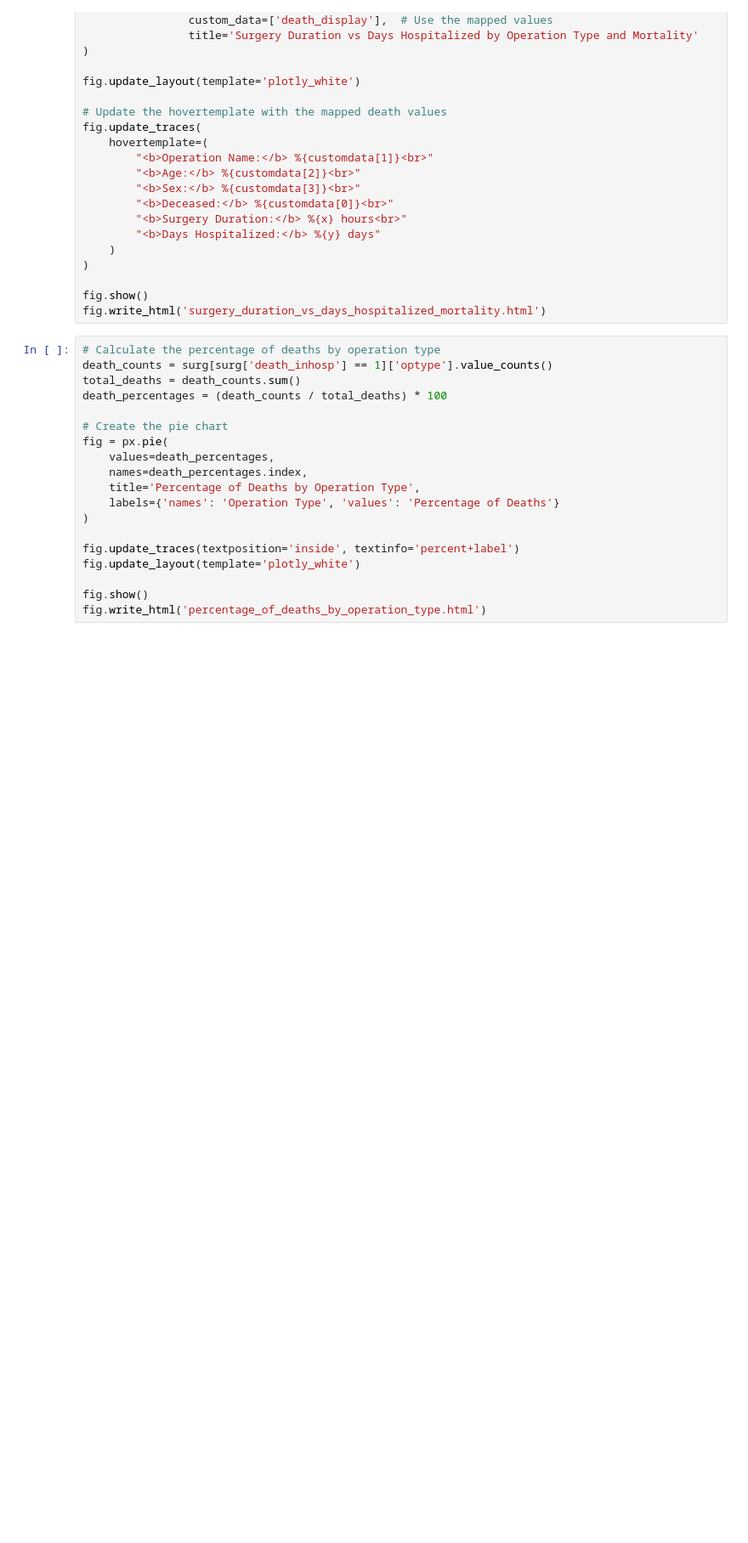
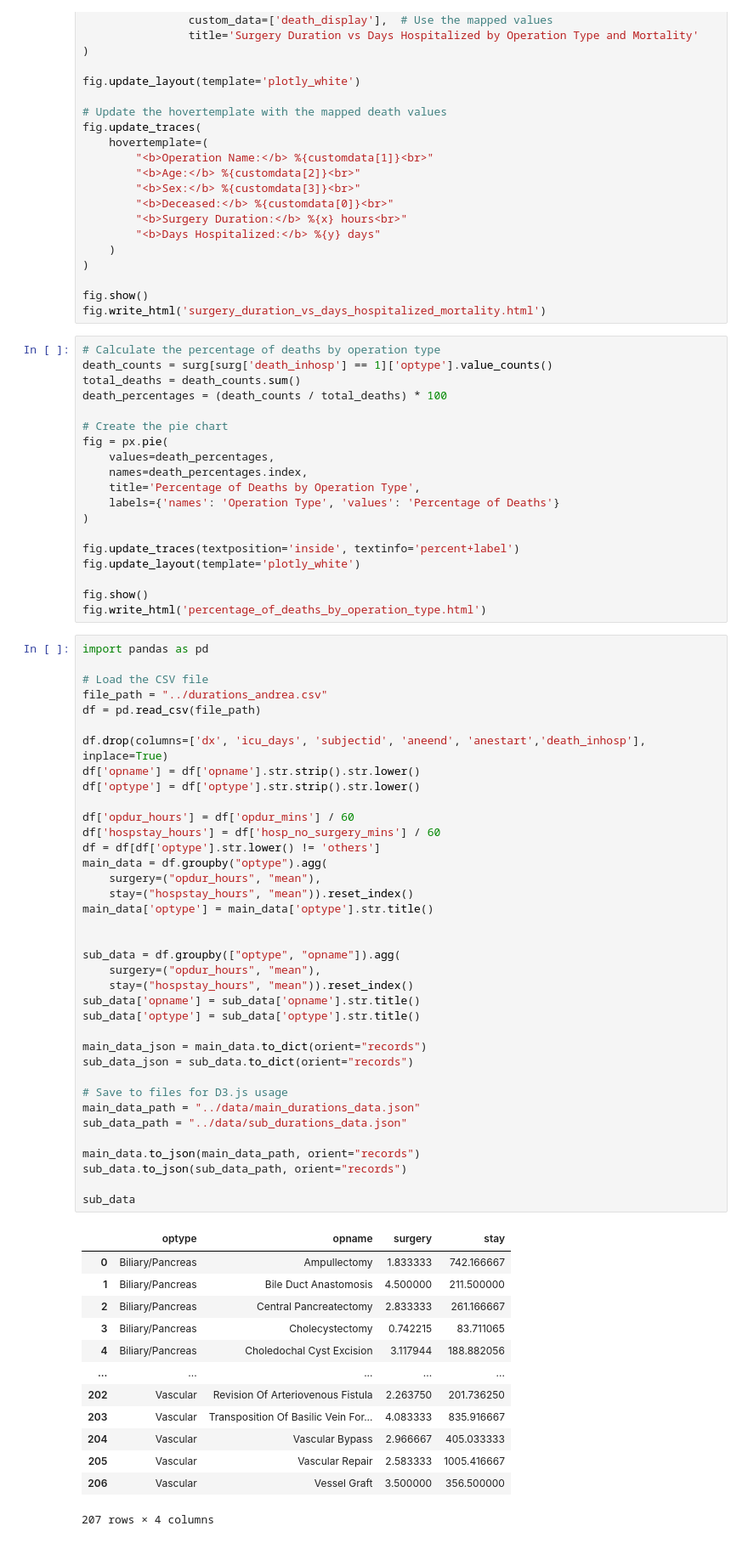
Before and after one commit to andiigonzalez/project03, a Jupyter notebook: chkpvis/Project3.ipynb, the cells around one changed output. Shown at 85% size. Drawn from its saved outputs; the diff is of its cells as text; blank space fills up the shorter version.

```diff
--- a/chkpvis/Project3.ipynb
+++ b/chkpvis/Project3.ipynb
@@ -182,3 +182,54 @@ fig.update_layout(template='plotly_white')
 
 fig.show()
 fig.write_html('percentage_of_deaths_by_operation_type.html')
+# %%
+import pandas as pd
+
+# Load the CSV file
+file_path = "../durations_andrea.csv"
+df = pd.read_csv(file_path)
+
+df.drop(columns=['dx', 'icu_days', 'subjectid', 'aneend', 'anestart','death_inhosp'], inplace=True)
+df['opname'] = df['opname'].str.strip().str.lower()
+df['optype'] = df['optype'].str.strip().str.lower()
+
+df['opdur_hours'] = df['opdur_mins'] / 60
+df['hospstay_hours'] = df['hosp_no_surgery_mins'] / 60
+df = df[df['optype'].str.lower() != 'others']
+main_data = df.groupby("optype").agg(
+    surgery=("opdur_hours", "mean"),
+    stay=("hospstay_hours", "mean")).reset_index()
+main_data['optype'] = main_data['optype'].str.title()
+
+
+sub_data = df.groupby(["optype", "opname"]).agg(
+    surgery=("opdur_hours", "mean"),
+    stay=("hospstay_hours", "mean")).reset_index()
+sub_data['opname'] = sub_data['opname'].str.title()
+sub_data['optype'] = sub_data['optype'].str.title()
+
+main_data_json = main_data.to_dict(orient="records")
+sub_data_json = sub_data.to_dict(orient="records")
+
+# Save to files for D3.js usage
+main_data_path = "../data/main_durations_data.json"
+sub_data_path = "../data/sub_durations_data.json"
+
+main_data.to_json(main_data_path, orient="records")
+sub_data.to_json(sub_data_path, orient="records")
+
+sub_data
+# %% [output]
+|  | optype | opname | surgery | stay |
+| 0 | Biliary/Pancreas | Ampullectomy | 1.833333 | 742.166667 |
+| 1 | Biliary/Pancreas | Bile Duct Anastomosis | 4.500000 | 211.500000 |
+| 2 | Biliary/Pancreas | Central Pancreatectomy | 2.833333 | 261.166667 |
+| 3 | Biliary/Pancreas | Cholecystectomy | 0.742215 | 83.711065 |
+| 4 | Biliary/Pancreas | Choledochal Cyst Excision | 3.117944 | 188.882056 |
+| ... | ... | ... | ... | ... |
+| 202 | Vascular | Revision Of Arteriovenous Fistula | 2.263750 | 201.736250 |
+| 203 | Vascular | Transposition Of Basilic Vein For... | 4.083333 | 835.916667 |
+| 204 | Vascular | Vascular Bypass | 2.966667 | 405.033333 |
+| 205 | Vascular | Vascular Repair | 2.583333 | 1005.416667 |
+| 206 | Vascular | Vessel Graft | 3.500000 | 356.500000 |
+207 rows × 4 columns
```
Also changed, not shown: parts of 2 cells of this notebook, 8 other files.
